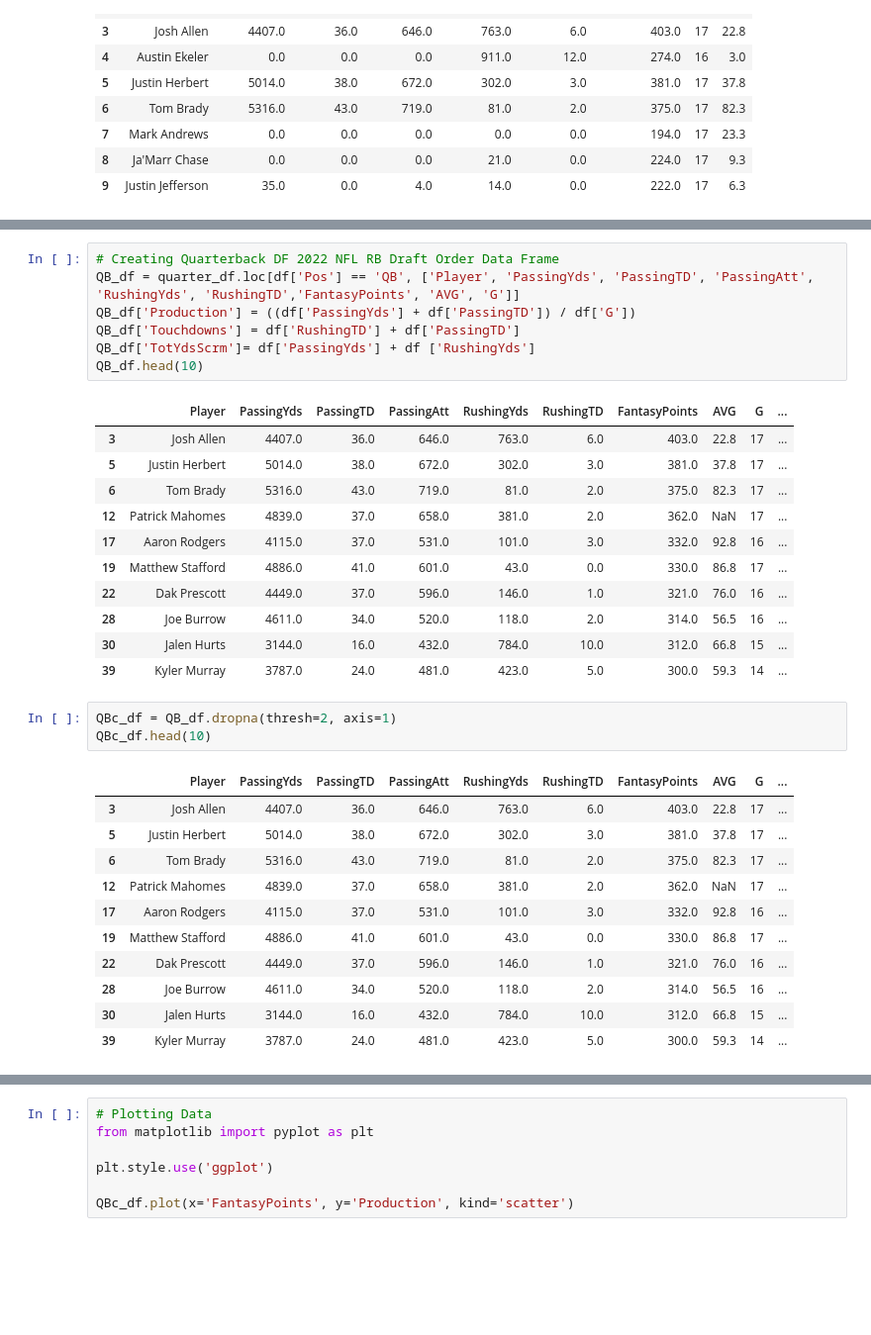
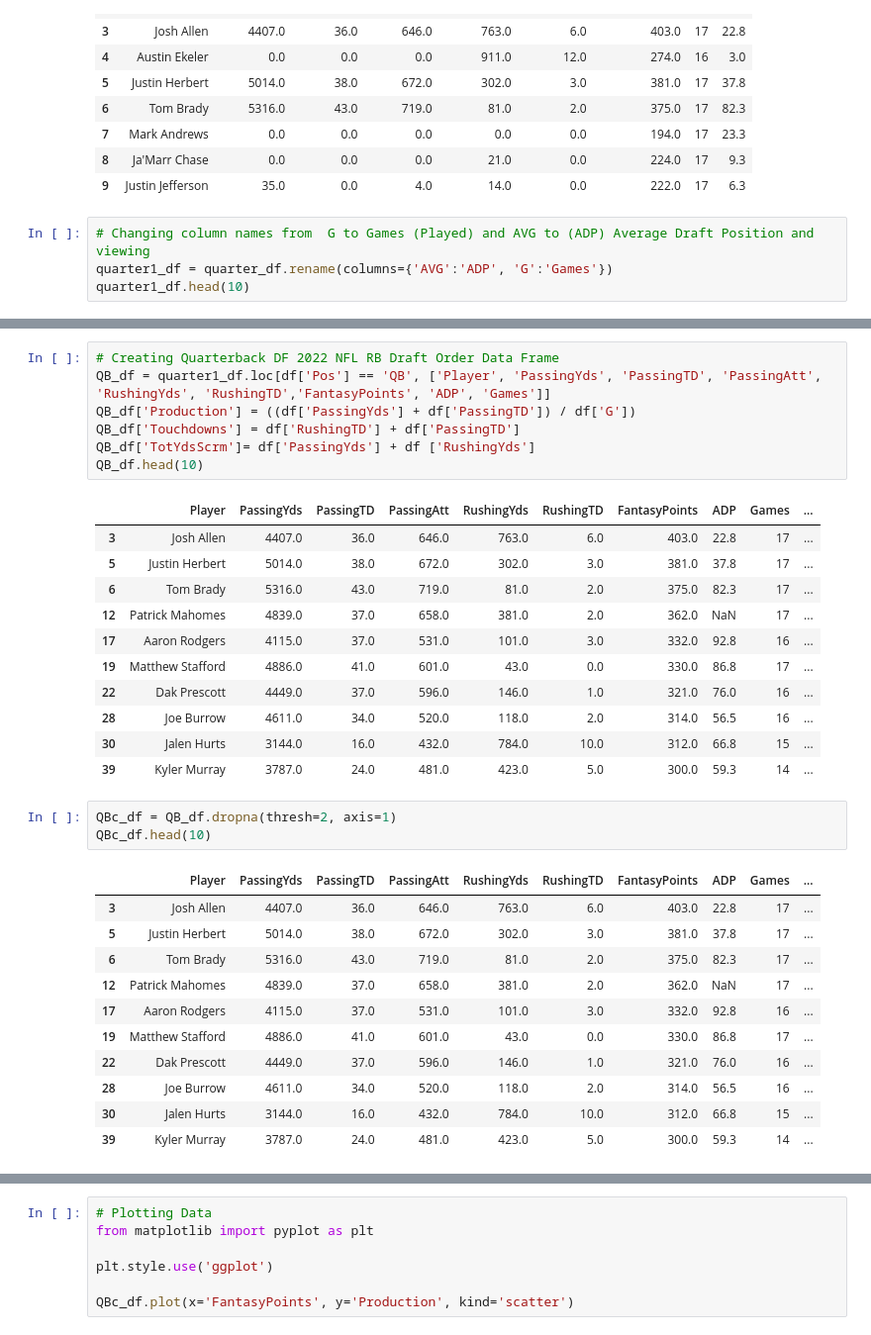
Before and after one commit to LAFF1/NFL-Sandbox, a Jupyter notebook: Ronnie/NFL Data Cleaned.ipynb, the cells around one changed output, grey strips where cells are left out. Shown at 99% size. Saved outputs shown, nothing was run; the diff lists cells and outputs as text; blank space fills up the shorter version.

```diff
--- a/Ronnie/NFL Data Cleaned.ipynb
+++ b/Ronnie/NFL Data Cleaned.ipynb
@@ -367,3 +367,7 @@ quarter_df.head(10)
 | 7 | Mark Andrews | 0.0 | 0.0 | 0.0 | 0.0 | 0.0 | 194.0 | 17 | 23.3 |
 | 8 | Ja'Marr Chase | 0.0 | 0.0 | 0.0 | 21.0 | 0.0 | 224.0 | 17 | 9.3 |
 | 9 | Justin Jefferson | 35.0 | 0.0 | 4.0 | 14.0 | 0.0 | 222.0 | 17 | 6.3 |
+# %%
+# Changing column names from  G to Games (Played) and AVG to (ADP) Average Draft Position and viewing
+quarter1_df = quarter_df.rename(columns={'AVG':'ADP', 'G':'Games'})
+quarter1_df.head(10)
@@ -370,12 +386,12 @@ quarter_df.head(10)
 # %%
 # Creating Quarterback DF 2022 NFL RB Draft Order Data Frame
-QB_df = quarter_df.loc[df['Pos'] == 'QB', ['Player', 'PassingYds', 'PassingTD', 'PassingAtt', 'RushingYds', 'RushingTD','FantasyPoints', 'AVG', 'G']]
+QB_df = quarter1_df.loc[df['Pos'] == 'QB', ['Player', 'PassingYds', 'PassingTD', 'PassingAtt', 'RushingYds', 'RushingTD','FantasyPoints', 'ADP', 'Games']]
 QB_df['Production'] = ((df['PassingYds'] + df['PassingTD']) / df['G'])
 QB_df['Touchdowns'] = df['RushingTD'] + df['PassingTD']
 QB_df['TotYdsScrm']= df['PassingYds'] + df ['RushingYds']
 QB_df.head(10)
 # %% [output]
-|  | Player | PassingYds | PassingTD | PassingAtt | RushingYds | RushingTD | FantasyPoints | AVG | G | ... |
+|  | Player | PassingYds | PassingTD | PassingAtt | RushingYds | RushingTD | FantasyPoints | ADP | Games | ... |
 | 3 | Josh Allen | 4407.0 | 36.0 | 646.0 | 763.0 | 6.0 | 403.0 | 22.8 | 17 | ... |
 | 5 | Justin Herbert | 5014.0 | 38.0 | 672.0 | 302.0 | 3.0 | 381.0 | 37.8 | 17 | ... |
 | 6 | Tom Brady | 5316.0 | 43.0 | 719.0 | 81.0 | 2.0 | 375.0 | 82.3 | 17 | ... |
@@ -390,7 +406,7 @@ QB_df.head(10)
 QBc_df = QB_df.dropna(thresh=2, axis=1)
 QBc_df.head(10)
 # %% [output]
-|  | Player | PassingYds | PassingTD | PassingAtt | RushingYds | RushingTD | FantasyPoints | AVG | G | ... |
+|  | Player | PassingYds | PassingTD | PassingAtt | RushingYds | RushingTD | FantasyPoints | ADP | Games | ... |
 | 3 | Josh Allen | 4407.0 | 36.0 | 646.0 | 763.0 | 6.0 | 403.0 | 22.8 | 17 | ... |
 | 5 | Justin Herbert | 5014.0 | 38.0 | 672.0 | 302.0 | 3.0 | 381.0 | 37.8 | 17 | ... |
 | 6 | Tom Brady | 5316.0 | 43.0 | 719.0 | 81.0 | 2.0 | 375.0 | 82.3 | 17 | ... |
```
Also changed, not shown: parts of 18 cells of this notebook, 3 other files.
